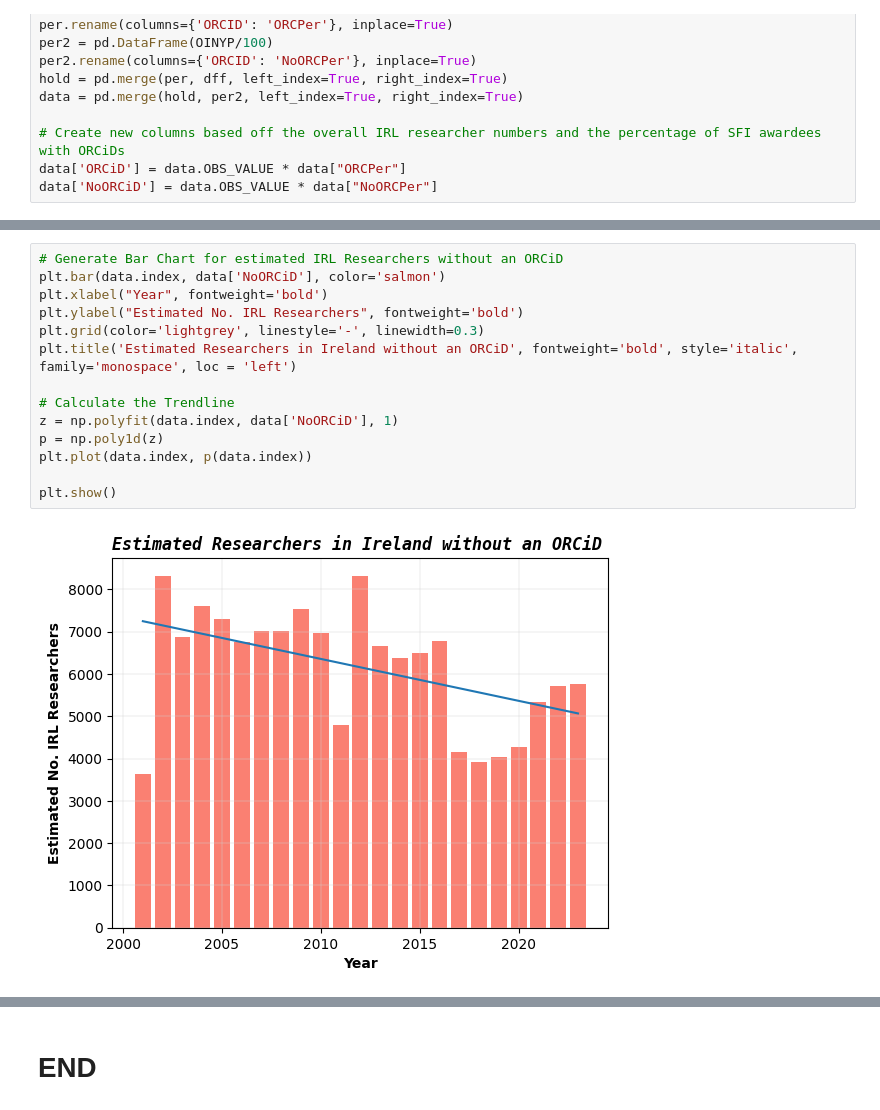
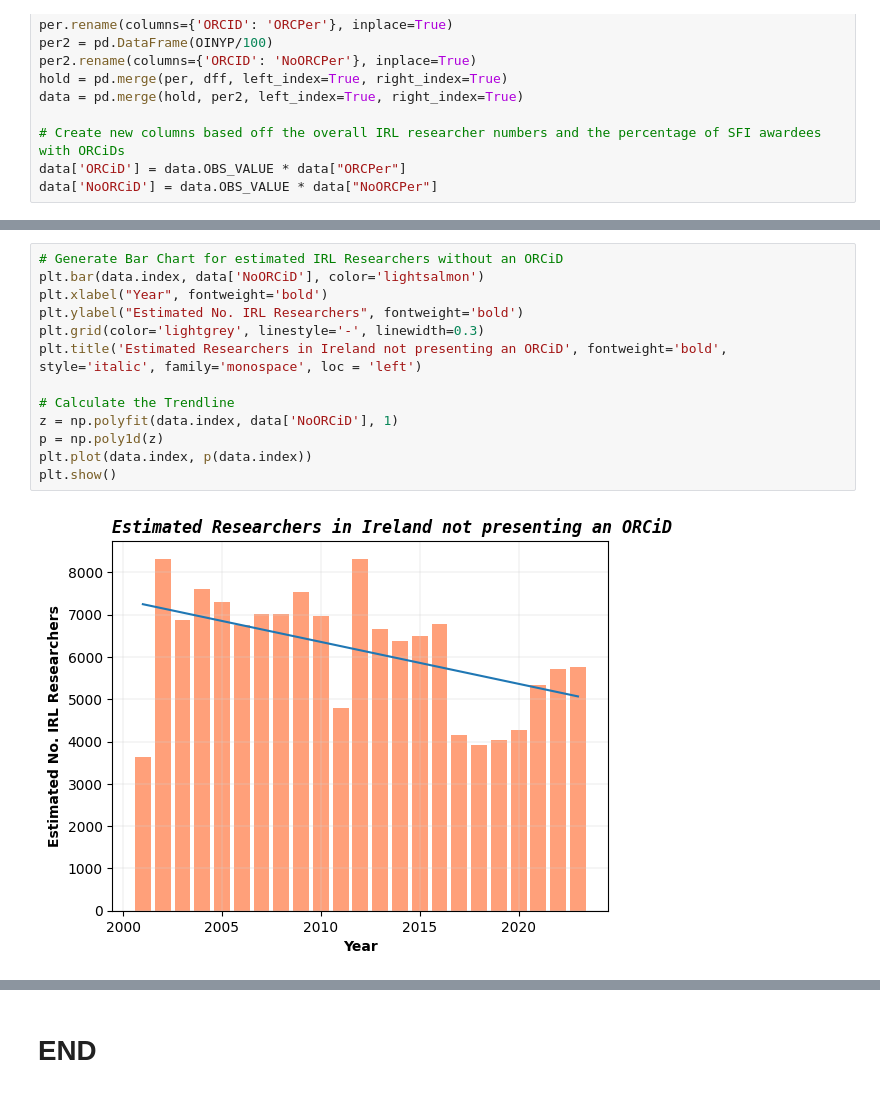
Before and after one commit to NeilTynan/4369_Project, a Jupyter notebook: project.ipynb, the cells around one changed output, grey strips where cells are left out. Drawn from its saved outputs; the diff is of its cells as text.

```diff
--- a/project.ipynb
+++ b/project.ipynb
@@ -292,19 +294,18 @@ plt.show()
 # %%
 # Generate Bar Chart for estimated IRL Researchers without an ORCiD
-plt.bar(data.index, data['NoORCiD'], color='salmon')
+plt.bar(data.index, data['NoORCiD'], color='lightsalmon')
 plt.xlabel("Year", fontweight='bold')
 plt.ylabel("Estimated No. IRL Researchers", fontweight='bold')
 plt.grid(color='lightgrey', linestyle='-', linewidth=0.3)
-plt.title('Estimated Researchers in Ireland without an ORCiD', fontweight='bold', style='italic', family='monospace', loc = 'left')
+plt.title('Estimated Researchers in Ireland not presenting an ORCiD', fontweight='bold', style='italic', family='monospace', loc = 'left')
 
 # Calculate the Trendline
 z = np.polyfit(data.index, data['NoORCiD'], 1)
 p = np.poly1d(z)
 plt.plot(data.index, p(data.index))
-
 plt.show()
 # %% [output]
-[figure, old version]
+[figure, new version]
 # %%
 # Generate stacked bar chart for easy comparison of the overall numbers in both categories
 fig, ax = plt.subplots()
```
Also changed, not shown: parts of 28 cells of this notebook, 1 other file.
